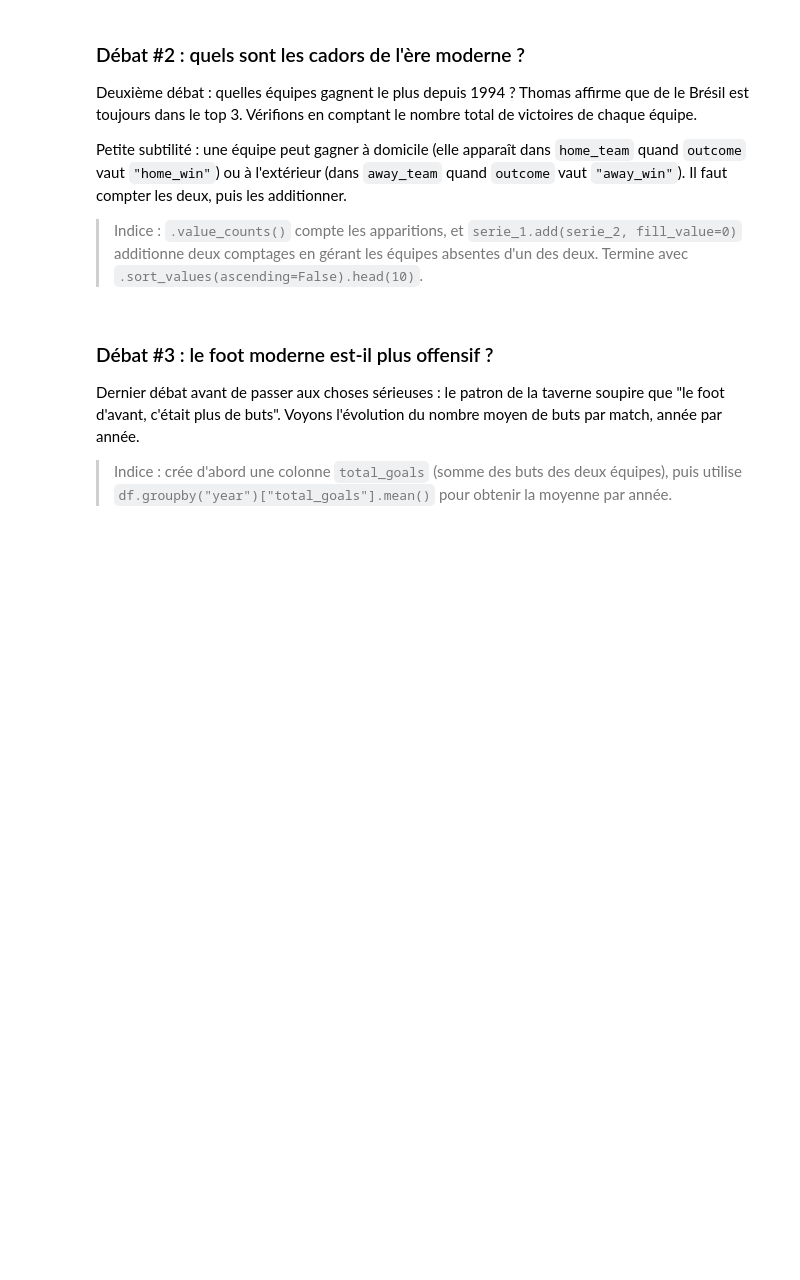
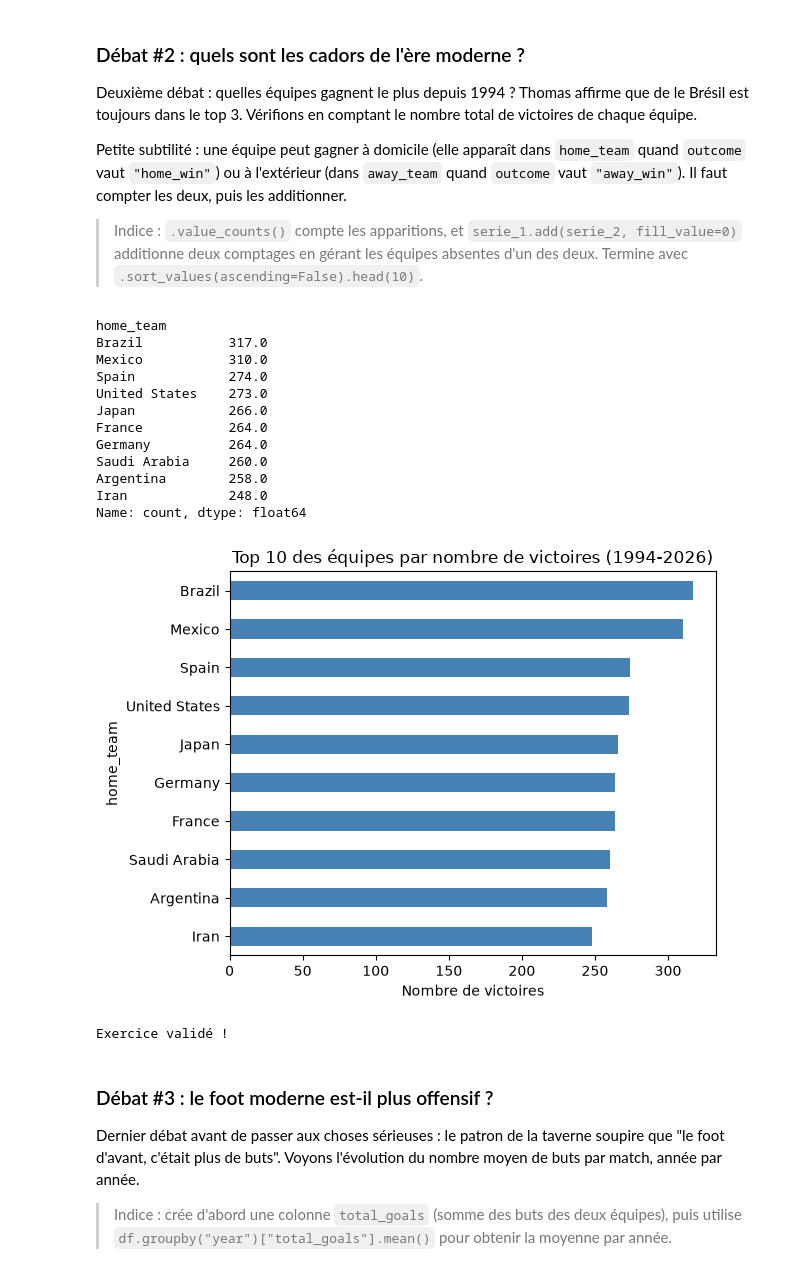
Before and after one commit to MachineLearnia/Cahier-Vacances-2026, a Jupyter notebook: Projet_02/projet_02.ipynb, the cells around one changed output. Cells and saved outputs as stored; diff of their text form; code cells hidden in the pictures; blank space fills up the shorter version.

```diff
--- a/Projet_02/projet_02.ipynb
+++ b/Projet_02/projet_02.ipynb
@@ -193,22 +218,48 @@ Petite subtilité : une équipe peut gagner à domicile (elle apparaît dans `ho
 
 > Indice : `.value_counts()` compte les apparitions, et `serie_1.add(serie_2, fill_value=0)` additionne deux comptages en gérant les équipes absentes d'un des deux. Termine avec `.sort_values(ascending=False).head(10)`.
 # %%
-### START CODE HERE ###
 
-### END CODE HERE ###
+# Je compte le nombre de victoires pour chaque équipe à domicile
+home_wins = (
+    df[df["outcome"] == "home_win"]["home_team"].value_counts()
+)
+# Je compte le nombre de victoires pour chaque équipe à l'extérieur
+away_wins = (
+    df[df["outcome"] == "away_win"]["away_team"].value_counts()
+)
+# Je combine les deux séries pour obtenir le nombre total de victoires par équipe
+total_wins = home_wins.add(away_wins, fill_value=0)
+# Je trie les équipes par nombre de victoires et je garde les 10 premières équipes
+top_10_teams = total_wins.sort_values(ascending=False).head(10)
+
 
 display(top_10_teams)
 
 top_10_teams.sort_values().plot(kind="barh", color="steelblue")
 plt.title("Top 10 des équipes par nombre de victoires (1994-2026)")
 plt.xlabel("Nombre de victoires")
 plt.tight_layout()
 plt.show()
 
 assert len(top_10_teams) == 10, f"Il faut exactement 10 équipes, tu en as {len(top_10_teams)}"
 assert "Brazil" in top_10_teams.index, "Le Brésil devrait être dans le top 10, vérifie tes comptages"
 assert top_10_teams.is_monotonic_decreasing, "Trie du plus grand au plus petit nombre de victoires"
 print("Exercice validé !")
+# %% [output]
+home_team
+Brazil           317.0
+Mexico           310.0
+Spain            274.0
+United States    273.0
+Japan            266.0
+France           264.0
+Germany          264.0
+Saudi Arabia     260.0
+Argentina        258.0
+Iran             248.0
+Name: count, dtype: float64
+[figure, added]
+Exercice validé !
 # %% [markdown]
 ### Débat #3 : le foot moderne est-il plus offensif ?
 
```
Also changed, not shown: parts of 13 cells of this notebook, 1 other file.
